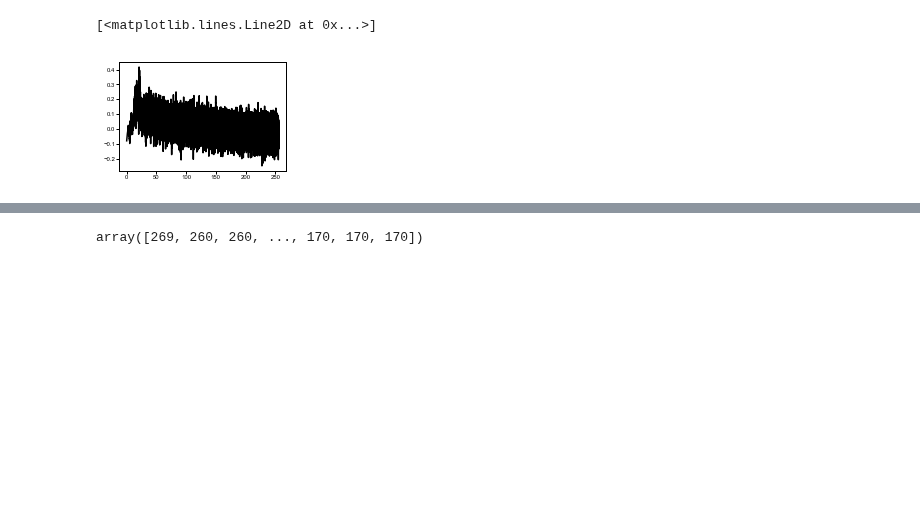
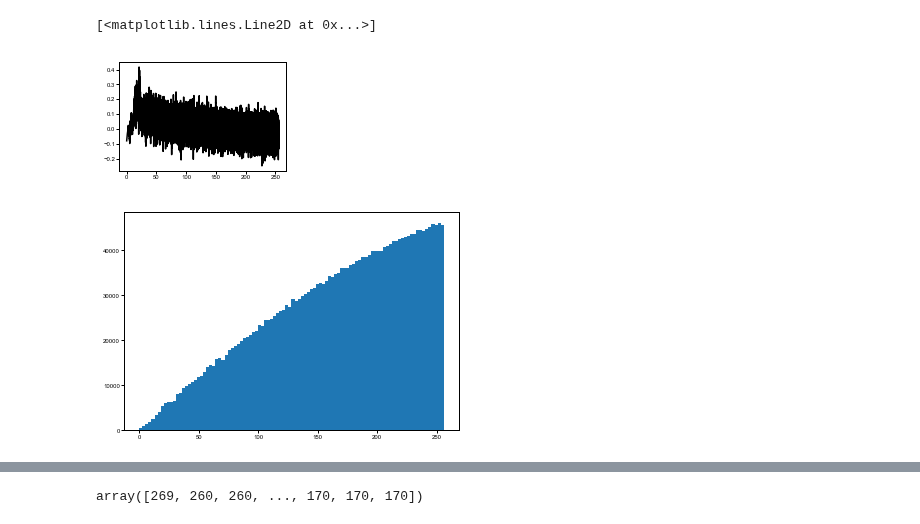
Before and after one commit to sbernasek/flyqma, a Jupyter notebook: notebooks/figures/working_scheme-Copy2.ipynb, the cells around one changed output, grey strips where cells are left out. Cells and saved outputs as stored; diff of their text form; code cells hidden in the pictures; blank space fills up the shorter version.

```diff
--- a/notebooks/figures/working_scheme-Copy2.ipynb
+++ b/notebooks/figures/working_scheme-Copy2.ipynb
@@ -129,3 +143,7 @@ ax.plot(x, y, '-k')
 # %% [output]
 [<matplotlib.lines.Line2D at 0x...>]
 [figure]
+# %%
+_ = plt.hist(corr.d_ij, bins=100)
+# %% [output]
+[figure, added]
```
Also changed, not shown: parts of 5 cells of this notebook, 5 other files.
